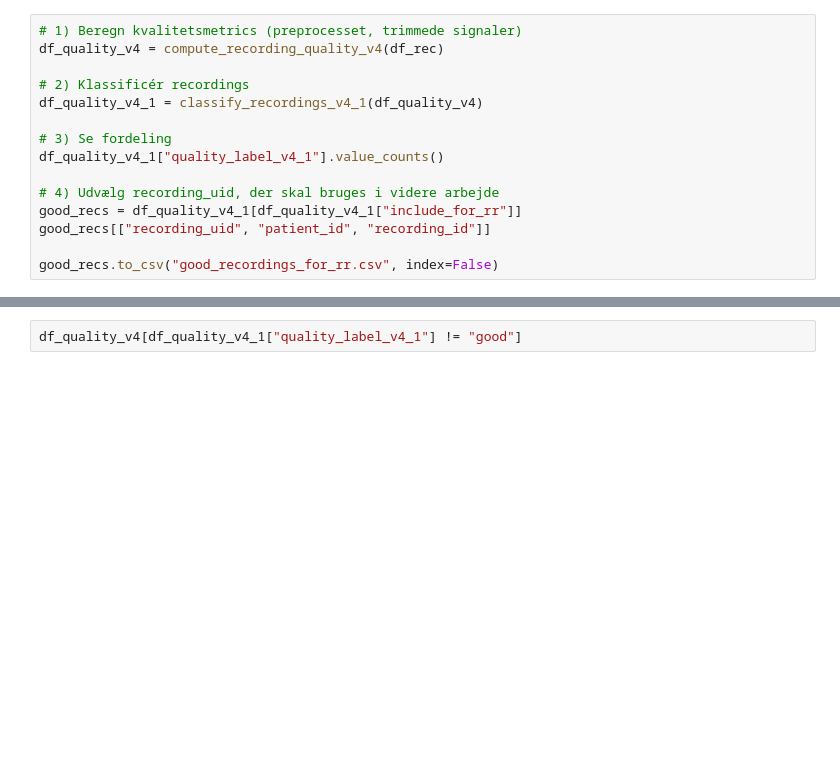
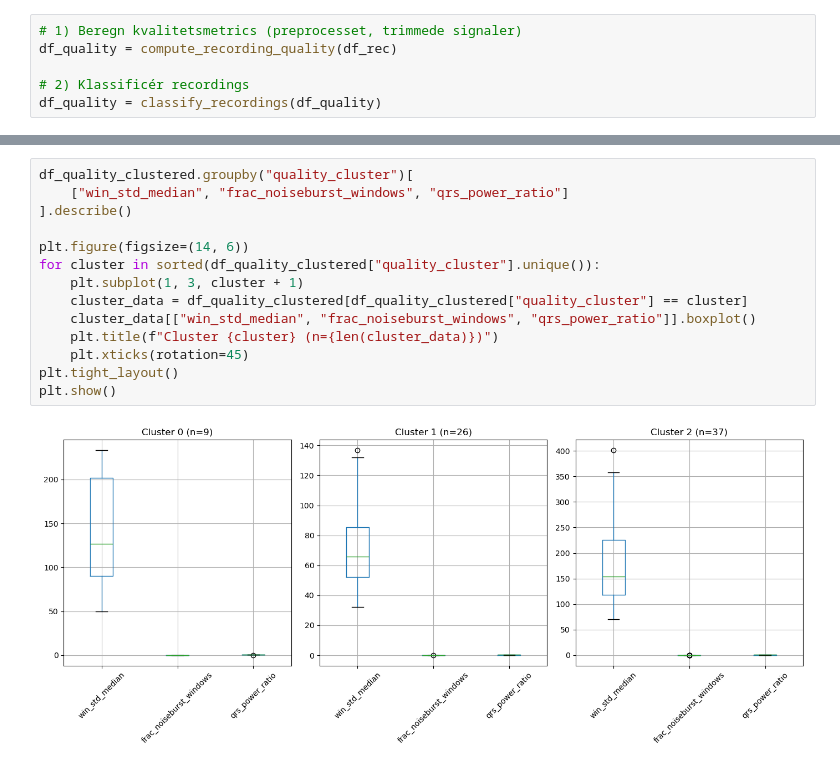
Before and after one commit to AU668208/Epilepsy_MasterThesis, a Jupyter notebook: Study2_1.ipynb, the cells around one changed output, grey strips where cells are left out. Saved outputs shown, nothing was run; the diff lists cells and outputs as text; blank space fills up the shorter version.

```diff
--- a/Study2_1.ipynb
+++ b/Study2_1.ipynb
@@ -408,15 +433,6 @@ def compute_spectral_uniqueness(df_rec):
 # %%
 # 1) Beregn kvalitetsmetrics (preprocesset, trimmede signaler)
-df_quality_v4 = compute_recording_quality_v4(df_rec)
+df_quality = compute_recording_quality(df_rec)
 
 # 2) Klassificér recordings
-df_quality_v4_1 = classify_recordings_v4_1(df_quality_v4)
-
-# 3) Se fordeling
-df_quality_v4_1["quality_label_v4_1"].value_counts()
-
-# 4) Udvælg recording_uid, der skal bruges i videre arbejde
-good_recs = df_quality_v4_1[df_quality_v4_1["include_for_rr"]]
-good_recs[["recording_uid", "patient_id", "recording_id"]]
-
-good_recs.to_csv("good_recordings_for_rr.csv", index=False)
+df_quality = classify_recordings(df_quality)
@@ -724,2 +483,16 @@ def classify_recordings_v4_1(
 # %%
-df_quality_v4[df_quality_v4_1["quality_label_v4_1"] != "good"]
+df_quality_clustered.groupby("quality_cluster")[
+    ["win_std_median", "frac_noiseburst_windows", "qrs_power_ratio"]
+].describe()
+
+plt.figure(figsize=(14, 6))
+for cluster in sorted(df_quality_clustered["quality_cluster"].unique()):
+    plt.subplot(1, 3, cluster + 1)
+    cluster_data = df_quality_clustered[df_quality_clustered["quality_cluster"] == cluster]
+    cluster_data[["win_std_median", "frac_noiseburst_windows", "qrs_power_ratio"]].boxplot()
+    plt.title(f"Cluster {cluster} (n={len(cluster_data)})")
+    plt.xticks(rotation=45)
+plt.tight_layout()
+plt.show()
+# %% [output]
+[figure, added]
```
Also changed, not shown: parts of 10 cells of this notebook, 2 other files.
